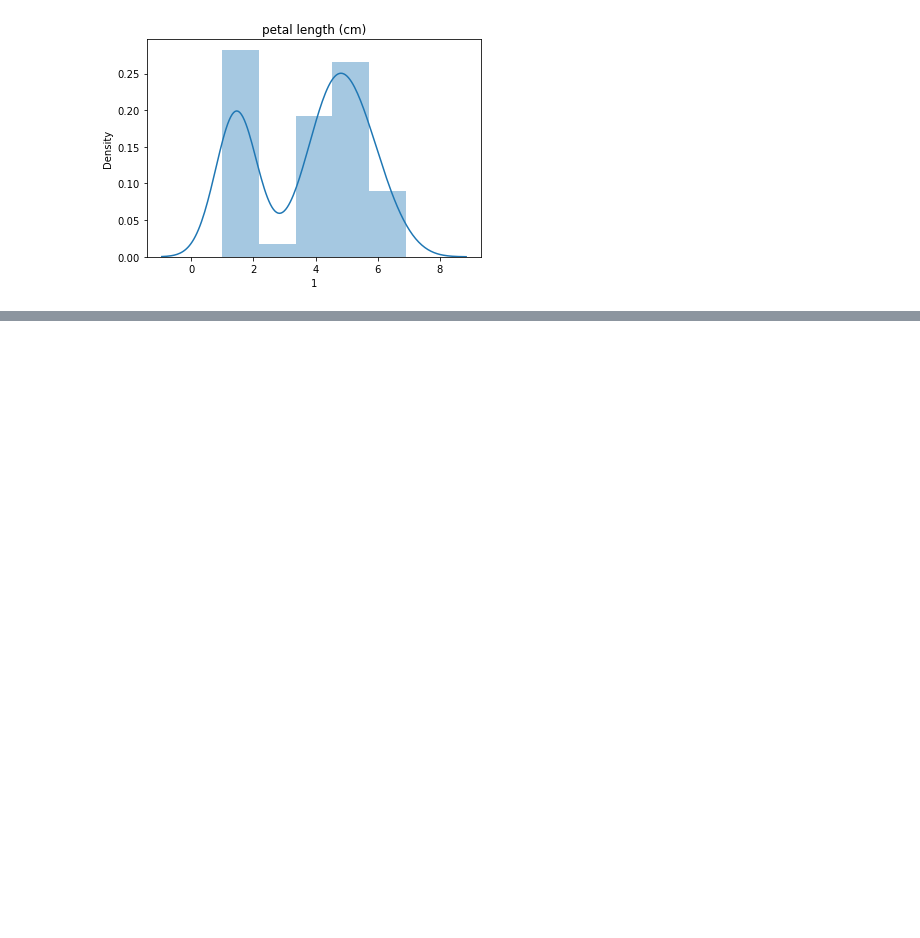
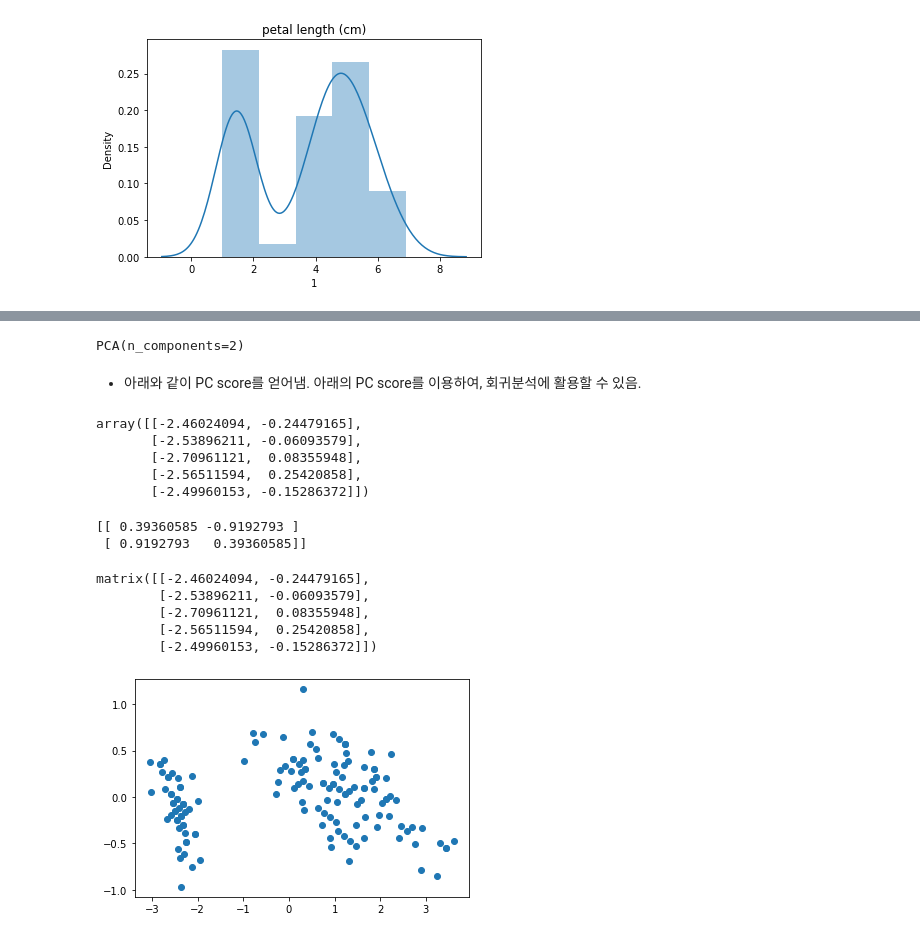
Before and after one commit to blair-lee/online, a Jupyter notebook: ch6_regression_analysis/(7) PCA.ipynb, the cells around one changed output, grey strips where cells are left out. Cells and saved outputs as stored; diff of their text form; code cells hidden in the pictures; blank space fills up the shorter version.

```diff
--- a/ch6_regression_analysis/(7) PCA.ipynb
+++ b/ch6_regression_analysis/(7) PCA.ipynb
@@ -95,0 +100,22 @@ for i in range(df_X.shape[1]):
+# %%
+pca=PCA(n_components=2)
+pca.fit(X)
+# %% [output]
+PCA(n_components=2)
+# %% [markdown]
+- 아래와 같이 PC score를 얻어냄. 아래의 PC score를 이용하여, 회귀분석에 활용할 수 있음.
+# %%
+PCscore=pca.transform(X)
+PCscore[0:5]
+# %% [output]
+array([[-2.46024094, -0.24479165],
+       [-2.53896211, -0.06093579],
+       [-2.70961121,  0.08355948],
+       [-2.56511594,  0.25420858],
+       [-2.49960153, -0.15286372]])
+# %%
+eigens_v=pca.components_.transpose()
+print(eigens_v)
+# %% [output]
+[[ 0.39360585 -0.9192793 ]
+ [ 0.9192793   0.39360585]]
@@ -95,0 +127,13 @@ for i in range(df_X.shape[1]):
+# %%
+(mX*eigens_v)[0:5]
+# %% [output]
+matrix([[-2.46024094, -0.24479165],
+        [-2.53896211, -0.06093579],
+        [-2.70961121,  0.08355948],
+        [-2.56511594,  0.25420858],
+        [-2.49960153, -0.15286372]])
+# %%
+plt.scatter(PCscore[:,0],PCscore[:,1])
+plt.show()
+# %% [output]
+[figure, added]
```
Also changed, not shown: parts of 4 cells of this notebook.
